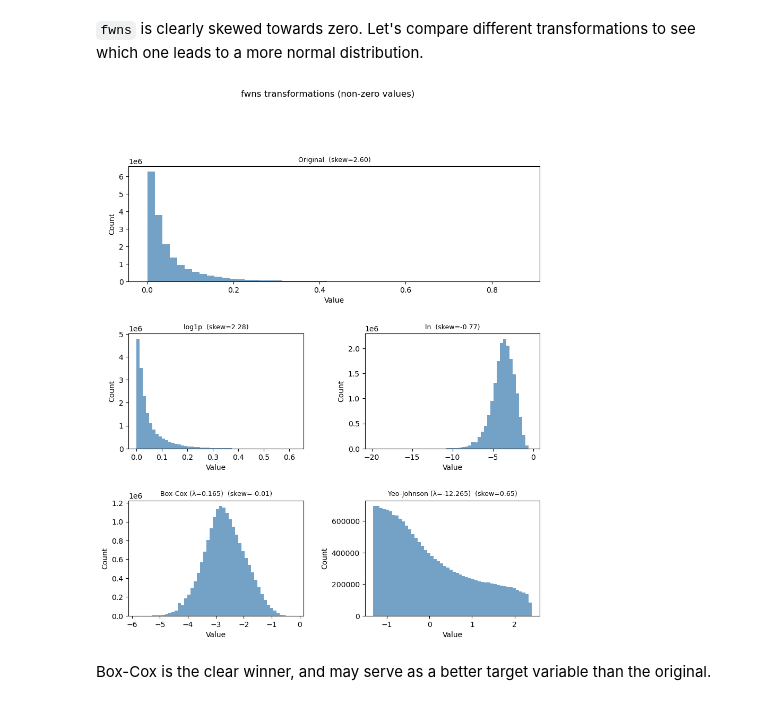
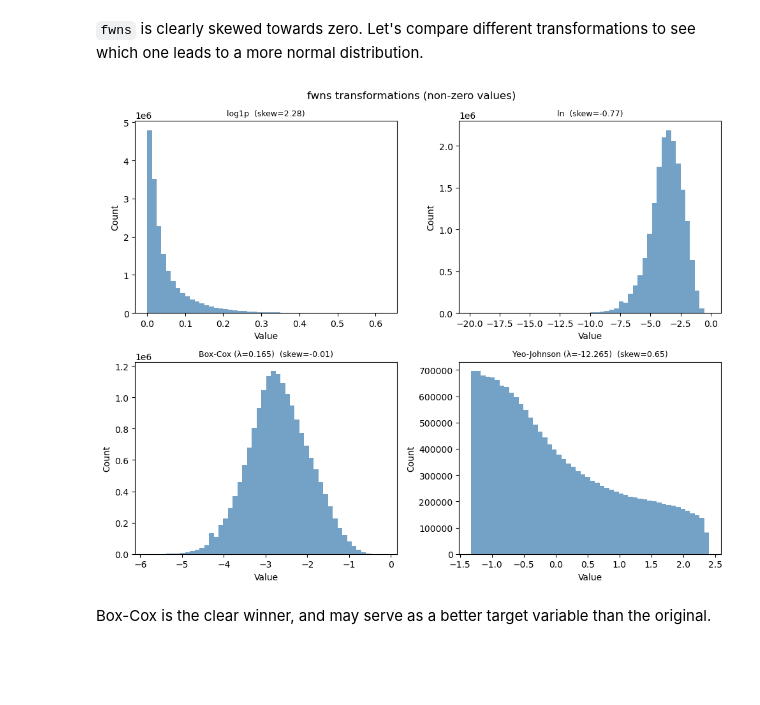
Before and after one commit to marcvem2AED/ML-framework-for-SWF-retrieval, a Jupyter notebook: 2-Data_analysis.ipynb, the cells around one changed output. Saved outputs shown, nothing was run; the diff lists cells and outputs as text; code cells hidden in the pictures; blank space fills up the shorter version.

```diff
--- a/2-Data_analysis.ipynb
+++ b/2-Data_analysis.ipynb
@@ -270,38 +266,32 @@ Total zeros: 8,683,427  (32.79% of all observations)
 # %%
 x_pos = df['fwns'][df['fwns'] > 0]
 
 x_log1p  = np.log1p(x_pos)
 x_ln     = x_pos.apply(np.log)
 x_boxcox, lam_bc = stats.boxcox(x_pos)
 pt = PowerTransformer(method='yeo-johnson')
 x_yj = pt.fit_transform(x_pos.values.reshape(-1, 1)).flatten()
 
-fig = plt.figure(figsize=(10, 11))
-gs  = fig.add_gridspec(3, 2, hspace=0.45, wspace=0.35)
-
-ax0 = fig.add_subplot(gs[0, :])   # full-width top row
-ax1 = fig.add_subplot(gs[1, 0])
-ax2 = fig.add_subplot(gs[1, 1])
-ax3 = fig.add_subplot(gs[2, 0])
-ax4 = fig.add_subplot(gs[2, 1])
+fig, axes = plt.subplots(2, 2, figsize=(10, 8))
+axes = axes.flatten()
 
 plots = [
-    (ax0, x_pos,    f'Original  (skew={stats.skew(x_pos):.2f})'),
-    (ax1, x_log1p,  f'log1p  (skew={stats.skew(x_log1p):.2f})'),
-    (ax2, x_ln,     f'ln  (skew={stats.skew(x_ln):.2f})'),
-    (ax3, x_boxcox, f'Box-Cox (λ={lam_bc:.3f})  (skew={stats.skew(x_boxcox):.2f})'),
-    (ax4, x_yj,     f'Yeo-Johnson (λ={pt.lambdas_[0]:.3f})  (skew={stats.skew(x_yj):.2f})'),
+    (axes[0], x_log1p,  f'log1p  (skew={stats.skew(x_log1p):.2f})'),
+    (axes[1], x_ln,     f'ln  (skew={stats.skew(x_ln):.2f})'),
+    (axes[2], x_boxcox, f'Box-Cox (λ={lam_bc:.3f})  (skew={stats.skew(x_boxcox):.2f})'),
+    (axes[3], x_yj,     f'Yeo-Johnson (λ={pt.lambdas_[0]:.3f})  (skew={stats.skew(x_yj):.2f})'),
 ]
 for ax, data, title in plots:
     ax.hist(data, bins=50, color='steelblue', alpha=0.75)
     ax.set_title(title, fontsize=9)
     ax.set_xlabel('Value')
     ax.set_ylabel('Count')
 
-fig.suptitle('fwns transformations (non-zero values)', fontsize=12, y=1.01)
+fig.suptitle('fwns transformations (non-zero values)', fontsize=12)
+plt.tight_layout()
 plt.show()
 # %% [output]
-[figure, old version]
+[figure, new version]
 # %% [markdown]
 Box-Cox is the clear winner, and may serve as a better target variable than the original.
 # %% [markdown]
```
Also changed, not shown: parts of 2 cells of this notebook, 2 other files.
